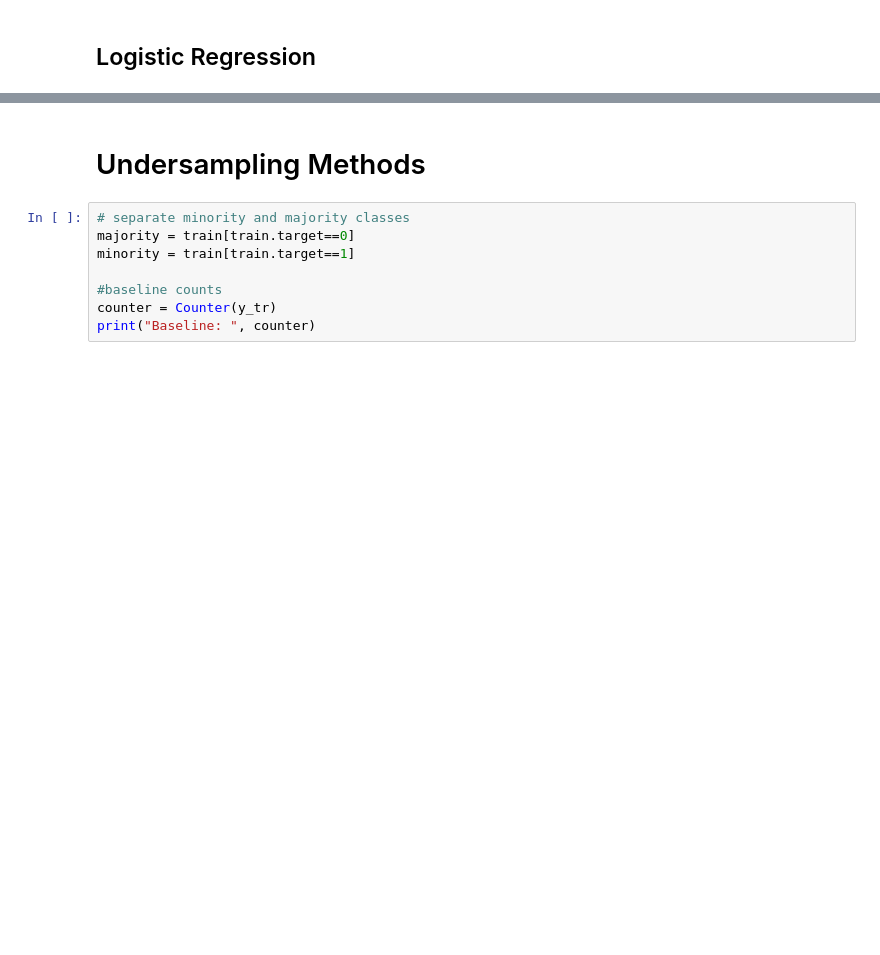
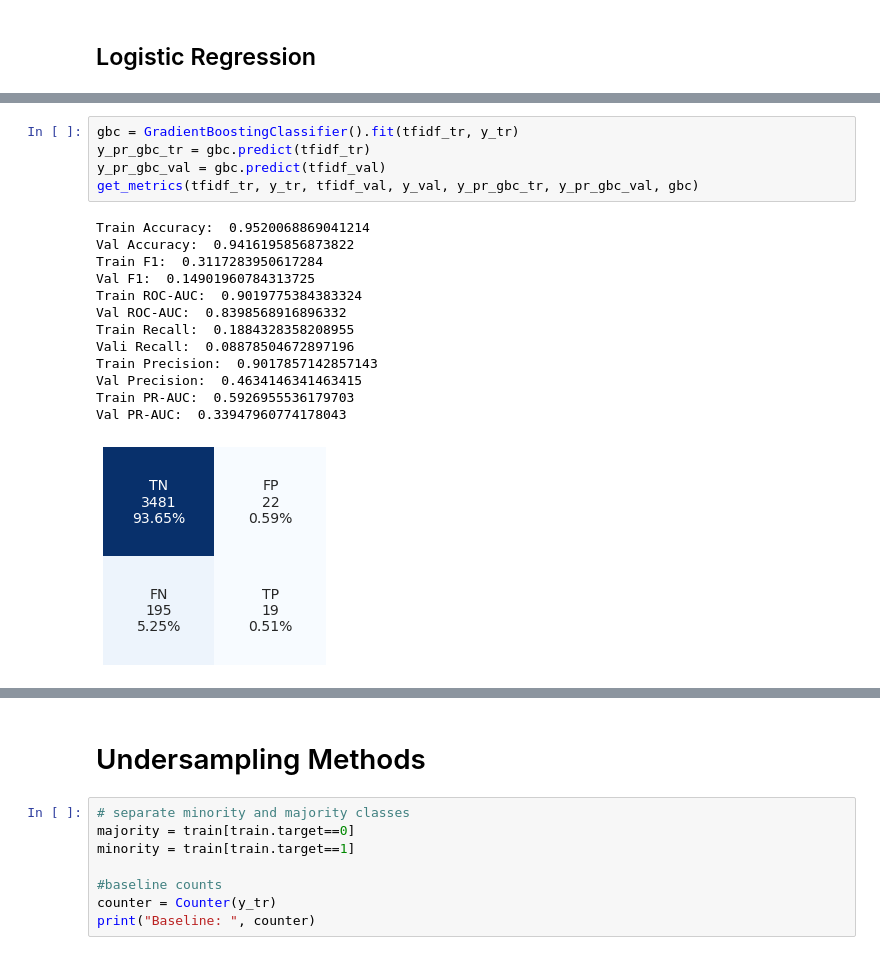
Before and after one commit to datascisteven/Automated-Hate-Tweet-Detection, a Jupyter notebook: notebooks/modeling.ipynb, the cells around one changed output, grey strips where cells are left out. Cells and saved outputs as stored; diff of their text form; blank space fills up the shorter version.

```diff
--- a/notebooks/modeling.ipynb
+++ b/notebooks/modeling.ipynb
@@ -140,0 +192,19 @@ Validation Average Precision Score:  0.3497021490008816
+# %%
+gbc = GradientBoostingClassifier().fit(tfidf_tr, y_tr)
+y_pr_gbc_tr = gbc.predict(tfidf_tr)
+y_pr_gbc_val = gbc.predict(tfidf_val)
+get_metrics(tfidf_tr, y_tr, tfidf_val, y_val, y_pr_gbc_tr, y_pr_gbc_val, gbc)
+# %% [output]
+Train Accuracy:  0.9520068869041214
+Val Accuracy:  0.9416195856873822
+Train F1:  0.3117283950617284
+Val F1:  0.14901960784313725
+Train ROC-AUC:  0.9019775384383324
+Val ROC-AUC:  0.8398568916896332
+Train Recall:  0.1884328358208955
+Vali Recall:  0.08878504672897196
+Train Precision:  0.9017857142857143
+Val Precision:  0.4634146341463415
+Train PR-AUC:  0.5926955536179703
+Val PR-AUC:  0.33947960774178043
+[figure, added]
```
Also changed, not shown: parts of 43 cells of this notebook, 9 other files.
